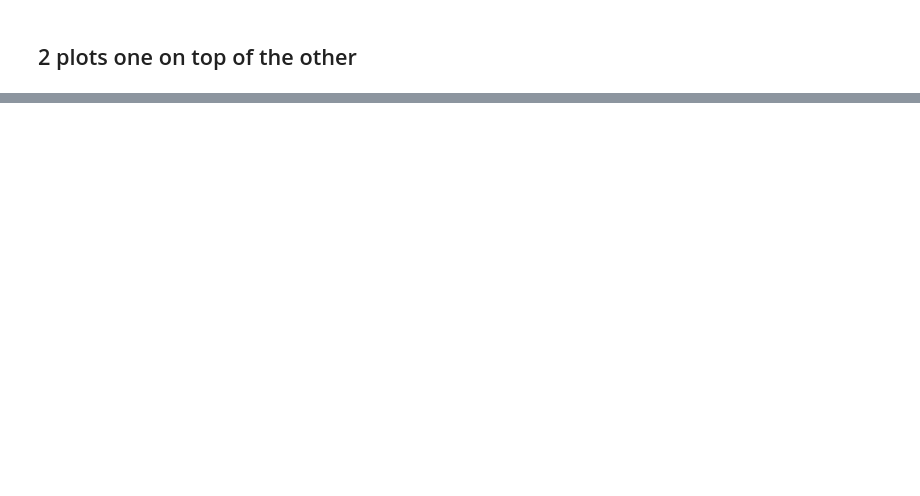
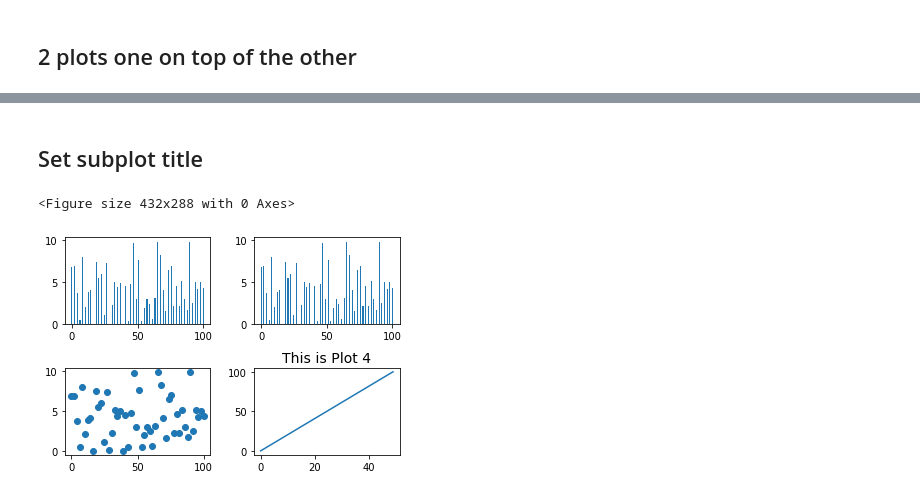
Before and after one commit to queirozfcom/python-sandbox, a Jupyter notebook: python3/notebooks/matplotlib-subplots/main.ipynb, the cells around one changed output, grey strips where cells are left out. Saved outputs shown, nothing was run; the diff lists cells and outputs as text; code cells hidden in the pictures; blank space fills up the shorter version.

```diff
--- a/python3/notebooks/matplotlib-subplots/main.ipynb
+++ b/python3/notebooks/matplotlib-subplots/main.ipynb
@@ -38,0 +131,27 @@ plt.show()
+# %% [markdown]
+## Set subplot title
+# %%
+plt.clf()
+
+# plt.subplots returns an array of arrays. We can
+# directly assign those to variables directly
+fig, ((ax1,ax2),(ax3,ax4)) = plt.subplots(2,2)
+
+# sample data
+x = np.linspace(0.0,100,50)
+y = np.random.uniform(low=0,high=10,size=50)
+
+# plot individual subplots
+ax1.bar(x,y)
+ax2.bar(x,y)
+ax3.scatter(x,y)
+ax4.plot(x)
+
+ax4.set_title('This is Plot 4',size=14)
+
+plt.subplots_adjust(wspace=0.3, hspace=0.5)
+
+plt.show()
+# %% [output]
+<Figure size 432x288 with 0 Axes>
+[figure, added]
```
Also changed, not shown: parts of 11 cells of this notebook.
